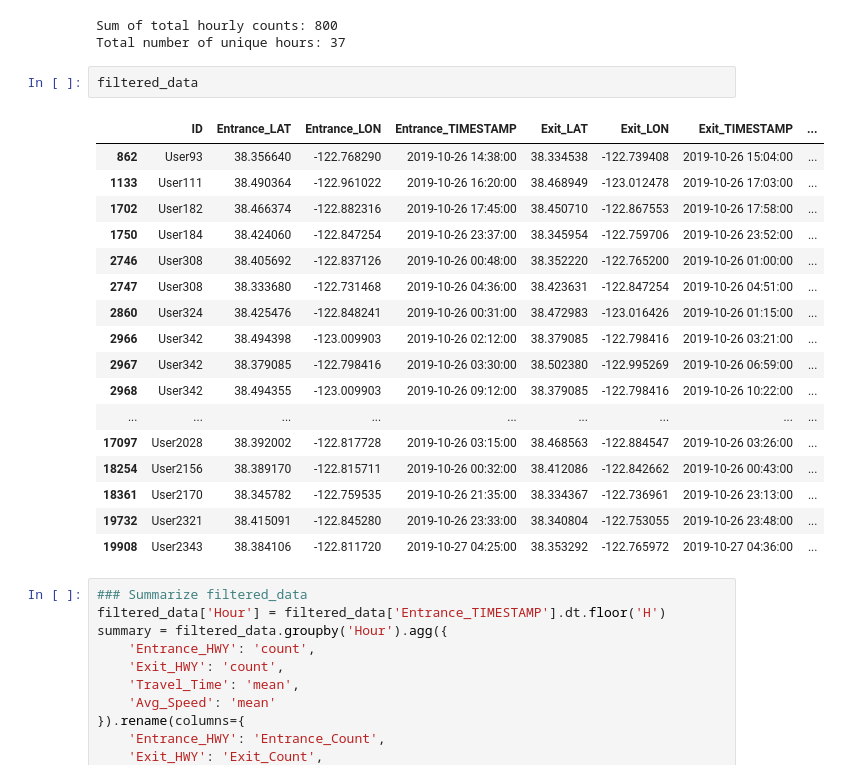
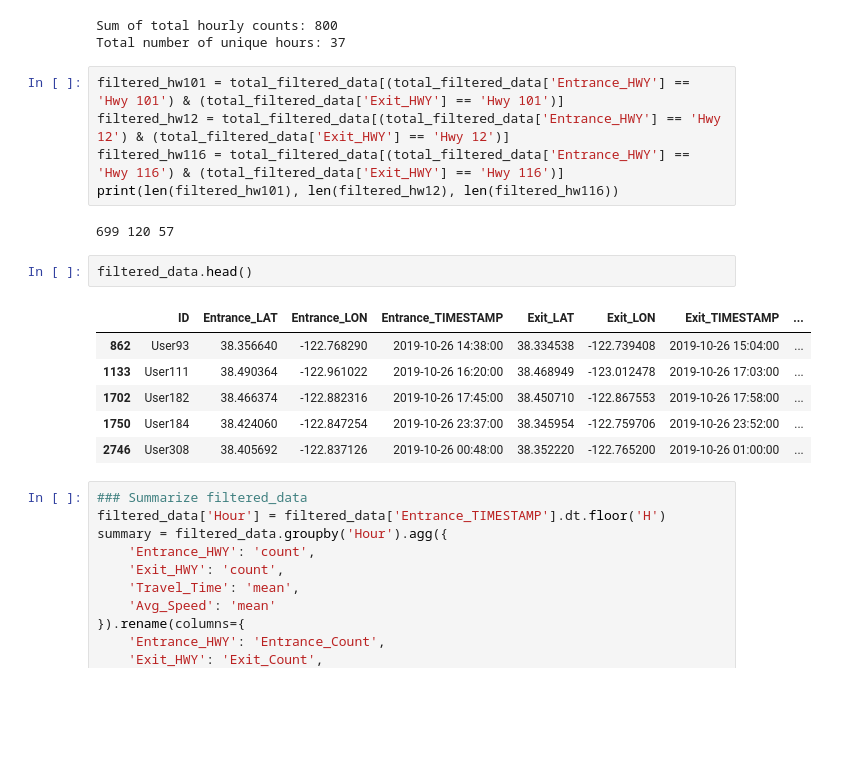
Before and after one commit to pfoytik/Highway-Routing-Data-Processing, a Jupyter notebook: ladris_travel_time_comparison.ipynb, the cells around one changed output. Cells and saved outputs as stored; diff of their text form; blank space fills up the shorter version.

```diff
--- a/ladris_travel_time_comparison.ipynb
+++ b/ladris_travel_time_comparison.ipynb
@@ -321,26 +321,22 @@ print(f"Total number of unique hours: {total_hourly_counts.index.nunique()}")
 # %% [output]
 Sum of total hourly counts: 800
 Total number of unique hours: 37
+# %%
+filtered_hw101 = total_filtered_data[(total_filtered_data['Entrance_HWY'] == 'Hwy 101') & (total_filtered_data['Exit_HWY'] == 'Hwy 101')]
+filtered_hw12 = total_filtered_data[(total_filtered_data['Entrance_HWY'] == 'Hwy 12') & (total_filtered_data['Exit_HWY'] == 'Hwy 12')]
+filtered_hw116 = total_filtered_data[(total_filtered_data['Entrance_HWY'] == 'Hwy 116') & (total_filtered_data['Exit_HWY'] == 'Hwy 116')]
+print(len(filtered_hw101), len(filtered_hw12), len(filtered_hw116))
+# %% [output]
+699 120 57
 # %%
-filtered_data
+filtered_data.head()
 # %% [output]
 |  | ID | Entrance_LAT | Entrance_LON | Entrance_TIMESTAMP | Exit_LAT | Exit_LON | Exit_TIMESTAMP | ... |
 | 862 | User93 | 38.356640 | -122.768290 | 2019-10-26 14:38:00 | 38.334538 | -122.739408 | 2019-10-26 15:04:00 | ... |
 | 1133 | User111 | 38.490364 | -122.961022 | 2019-10-26 16:20:00 | 38.468949 | -123.012478 | 2019-10-26 17:03:00 | ... |
 | 1702 | User182 | 38.466374 | -122.882316 | 2019-10-26 17:45:00 | 38.450710 | -122.867553 | 2019-10-26 17:58:00 | ... |
 | 1750 | User184 | 38.424060 | -122.847254 | 2019-10-26 23:37:00 | 38.345954 | -122.759706 | 2019-10-26 23:52:00 | ... |
 | 2746 | User308 | 38.405692 | -122.837126 | 2019-10-26 00:48:00 | 38.352220 | -122.765200 | 2019-10-26 01:00:00 | ... |
-| 2747 | User308 | 38.333680 | -122.731468 | 2019-10-26 04:36:00 | 38.423631 | -122.847254 | 2019-10-26 04:51:00 | ... |
-| 2860 | User324 | 38.425476 | -122.848241 | 2019-10-26 00:31:00 | 38.472983 | -123.016426 | 2019-10-26 01:15:00 | ... |
-| 2966 | User342 | 38.494398 | -123.009903 | 2019-10-26 02:12:00 | 38.379085 | -122.798416 | 2019-10-26 03:21:00 | ... |
-| 2967 | User342 | 38.379085 | -122.798416 | 2019-10-26 03:30:00 | 38.502380 | -122.995269 | 2019-10-26 06:59:00 | ... |
-| 2968 | User342 | 38.494355 | -123.009903 | 2019-10-26 09:12:00 | 38.379085 | -122.798416 | 2019-10-26 10:22:00 | ... |
-| ... | ... | ... | ... | ... | ... | ... | ... | ... |
-| 17097 | User2028 | 38.392002 | -122.817728 | 2019-10-26 03:15:00 | 38.468563 | -122.884547 | 2019-10-26 03:26:00 | ... |
-| 18254 | User2156 | 38.389170 | -122.815711 | 2019-10-26 00:32:00 | 38.412086 | -122.842662 | 2019-10-26 00:43:00 | ... |
-| 18361 | User2170 | 38.345782 | -122.759535 | 2019-10-26 21:35:00 | 38.334367 | -122.736961 | 2019-10-26 23:13:00 | ... |
-| 19732 | User2321 | 38.415091 | -122.845280 | 2019-10-26 23:33:00 | 38.340804 | -122.753055 | 2019-10-26 23:48:00 | ... |
-| 19908 | User2343 | 38.384106 | -122.811720 | 2019-10-27 04:25:00 | 38.353292 | -122.765972 | 2019-10-27 04:36:00 | ... |
 # %%
 ### Summarize filtered_data
 filtered_data['Hour'] = filtered_data['Entrance_TIMESTAMP'].dt.floor('H')
```
Also changed, not shown: parts of 7 cells of this notebook.
